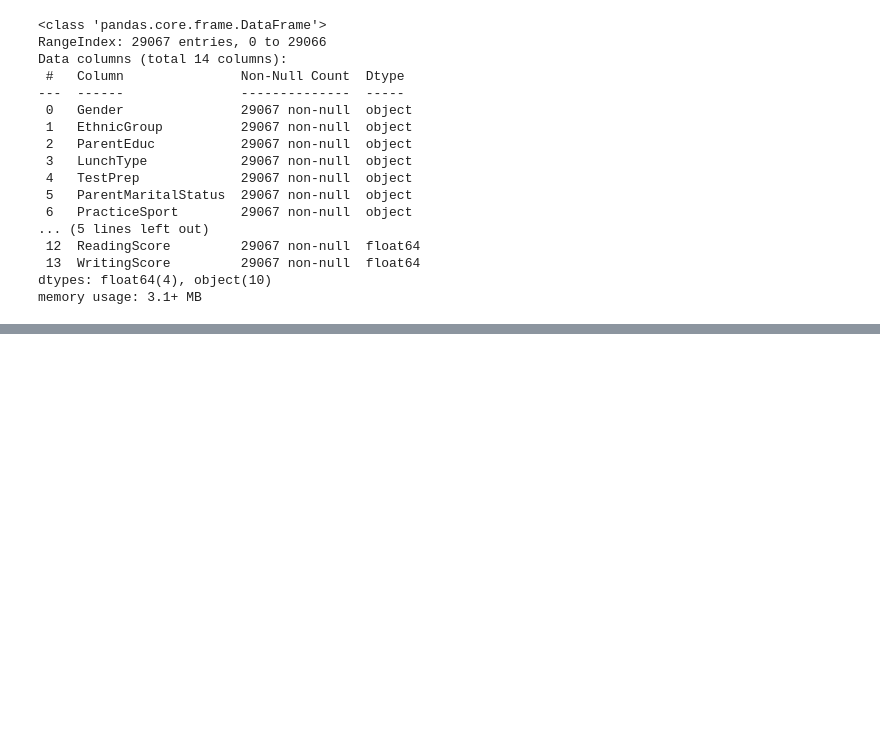
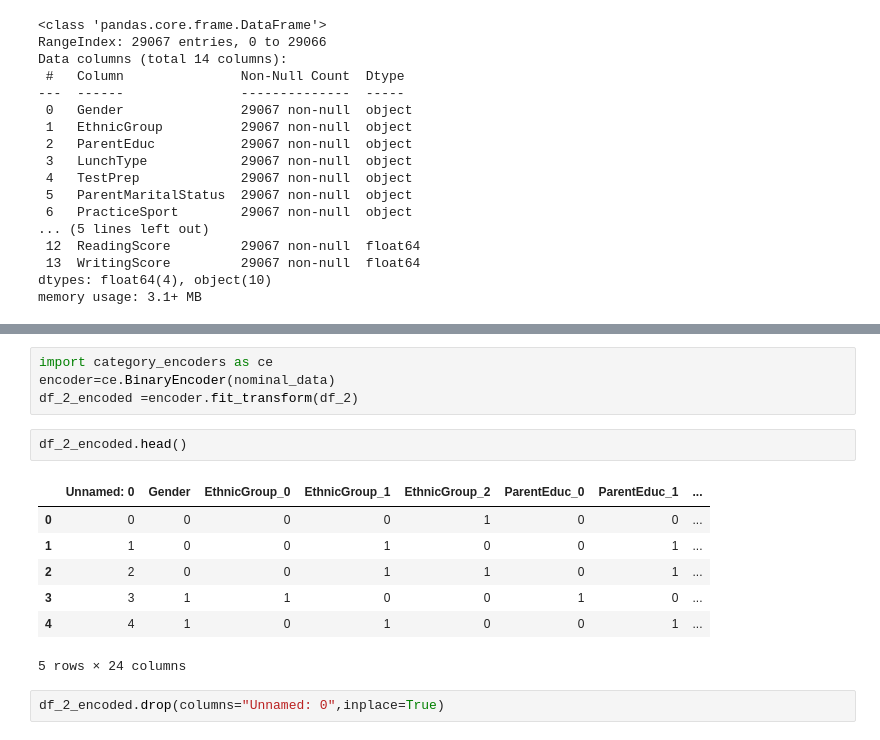
Before and after one commit to alyt2003/Linear_Regression, a Jupyter notebook: p1.ipynb, the cells around one changed output, grey strips where cells are left out. Saved outputs shown, nothing was run; the diff lists cells and outputs as text; blank space fills up the shorter version.

```diff
--- a/p1.ipynb
+++ b/p1.ipynb
@@ -419,0 +470,16 @@ memory usage: 3.1+ MB
+# %%
+import category_encoders as ce
+encoder=ce.BinaryEncoder(nominal_data)
+df_2_encoded =encoder.fit_transform(df_2)
+# %%
+df_2_encoded.head()
+# %% [output]
+|  | Unnamed: 0 | Gender | EthnicGroup_0 | EthnicGroup_1 | EthnicGroup_2 | ParentEduc_0 | ParentEduc_1 | ... |
+| 0 | 0 | 0 | 0 | 0 | 1 | 0 | 0 | ... |
+| 1 | 1 | 0 | 0 | 1 | 0 | 0 | 1 | ... |
+| 2 | 2 | 0 | 0 | 1 | 1 | 0 | 1 | ... |
+| 3 | 3 | 1 | 1 | 0 | 0 | 1 | 0 | ... |
+| 4 | 4 | 1 | 0 | 1 | 0 | 0 | 1 | ... |
+5 rows × 24 columns
+# %%
+df_2_encoded.drop(columns="Unnamed: 0",inplace=True)
```
Also changed, not shown: parts of 10 cells of this notebook, 1 other file.
